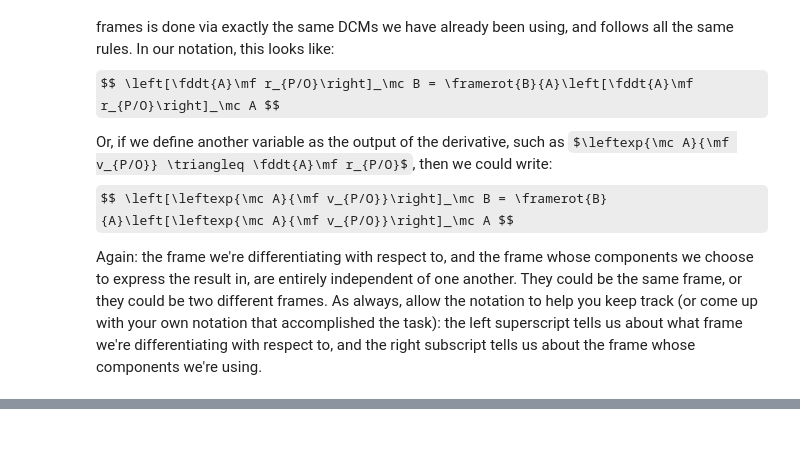
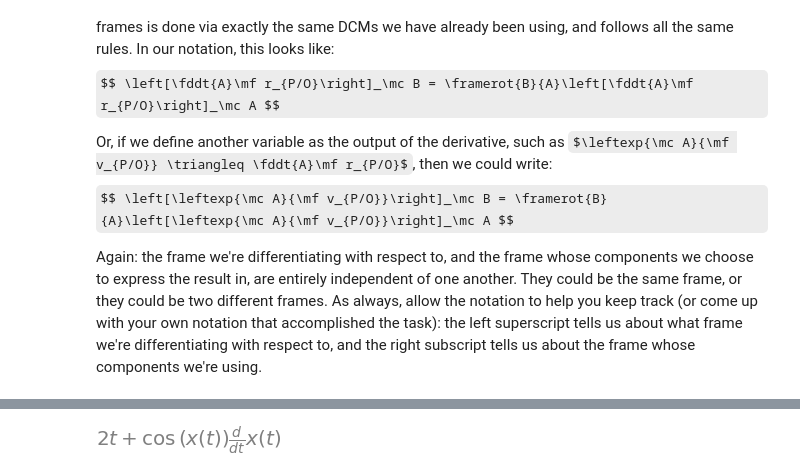
Before and after one commit to dsavransky/astrodynamicsbook, a Jupyter notebook: Notebooks/06-Vector Derivatives.ipynb, the cells around one changed output, grey strips where cells are left out. Cells and saved outputs as stored; diff of their text form; code cells hidden in the pictures; some formulas as TeX source; blank space fills up the shorter version.

```diff
--- a/Notebooks/06-Vector Derivatives.ipynb
+++ b/Notebooks/06-Vector Derivatives.ipynb
@@ -154,0 +162,7 @@ $\displaystyle \left( {\vphantom{\dot{C}}}^\mathcal{A}{\dot{C}}^{\mathcal{B}}_{1
+# %%
+# Define a function x and a dependent variable t
+x = Function('x')
+t = symbols('t')
+diff(sin(x(t))+t**2,t)
+# %% [output]
+[figure, added]
```
Also changed, not shown: parts of 36 cells of this notebook, 4 other files.
